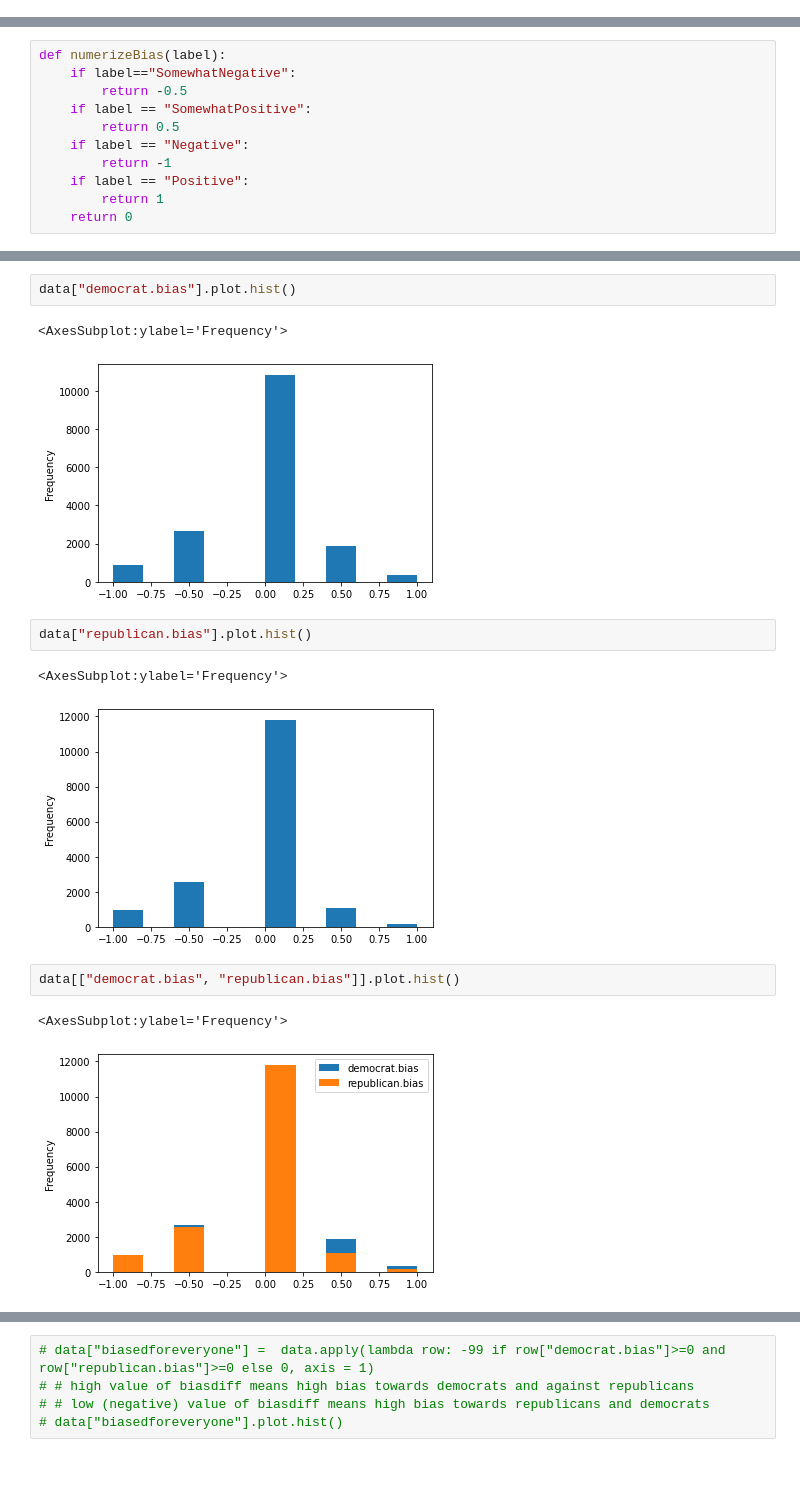
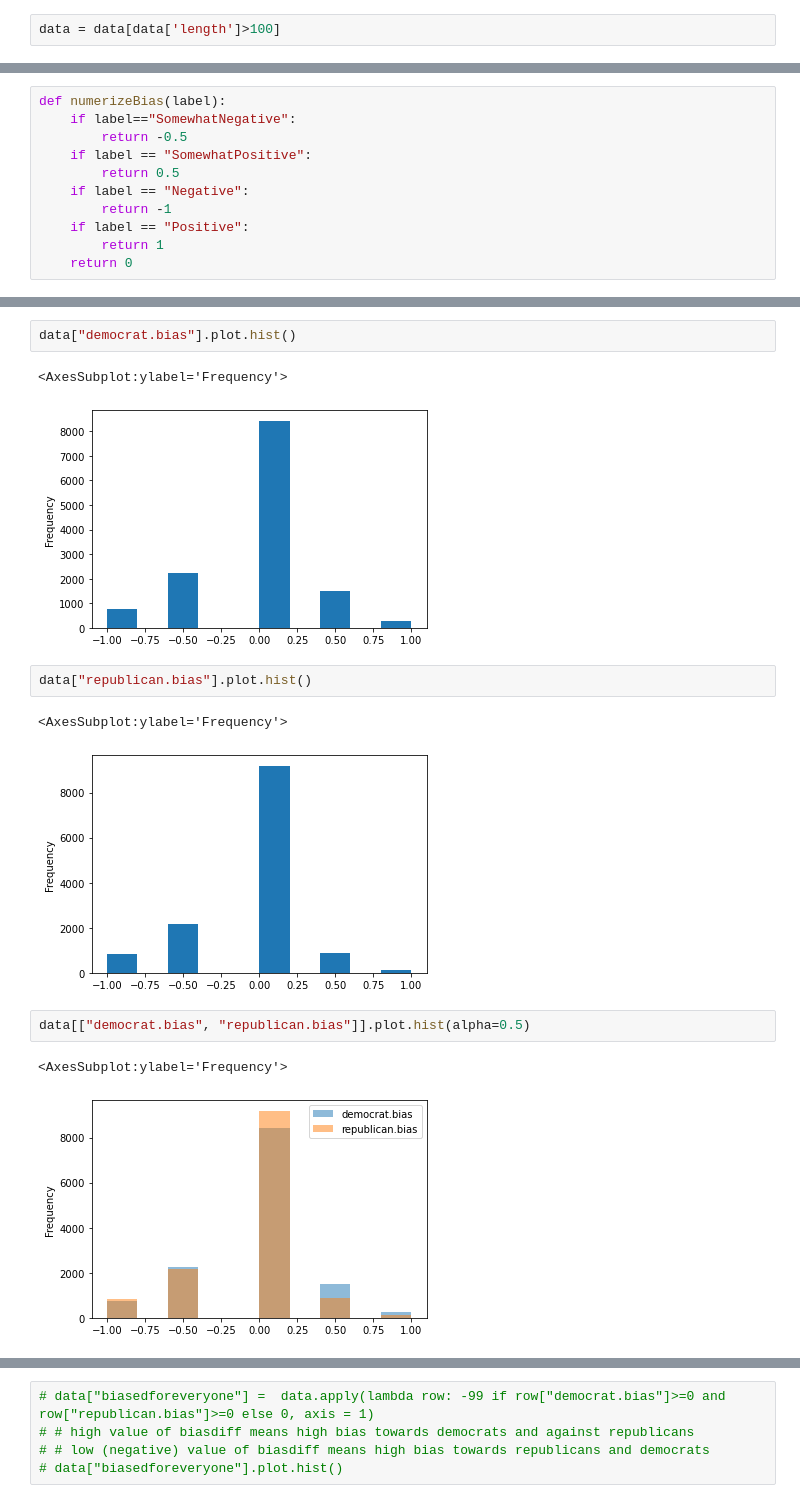
Before and after one commit to AshQTan/T5-GAN, a Jupyter notebook: Preprocessing.ipynb, the cells around one changed output, grey strips where cells are left out. Cells and saved outputs as stored; diff of their text form; blank space fills up the shorter version.

Commit message:
added processed data

```diff
--- a/Preprocessing.ipynb
+++ b/Preprocessing.ipynb
@@ -103,3 +121,5 @@ plt.show()
+# %%
+data = data[data['length']>100]
 # %%
 data.length.quantile([.25, .5, .75])
 # %% [output]
@@ -165,17 +200,17 @@ data["isbiased"].value_counts().plot.bar()
 data["democrat.bias"].plot.hist()
 # %% [output]
 <AxesSubplot:ylabel='Frequency'>
-[figure, old version]
+[figure, new version]
 # %%
 data["republican.bias"].plot.hist()
 # %% [output]
 <AxesSubplot:ylabel='Frequency'>
-[figure, old version]
+[figure, new version]
 # %%
-data[["democrat.bias", "republican.bias"]].plot.hist()
+data[["democrat.bias", "republican.bias"]].plot.hist(alpha=0.5)
 # %% [output]
 <AxesSubplot:ylabel='Frequency'>
-[figure, old version]
+[figure, new version]
 # %%
 data["biascategories"] =  data.apply(lambda row: 0 if row["democrat.bias"]==row["republican.bias"] else (1 if row["democrat.bias"]>row["republican.bias"] else -1), axis = 1)
 # 1 means bias towards democrats over republicans
```
Also changed, not shown: parts of 19 cells of this notebook, 2 other files.
